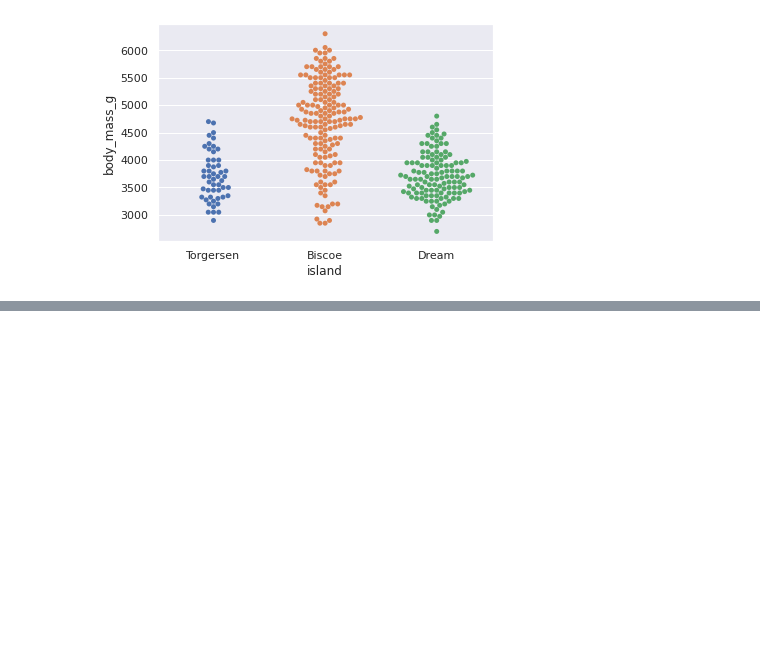
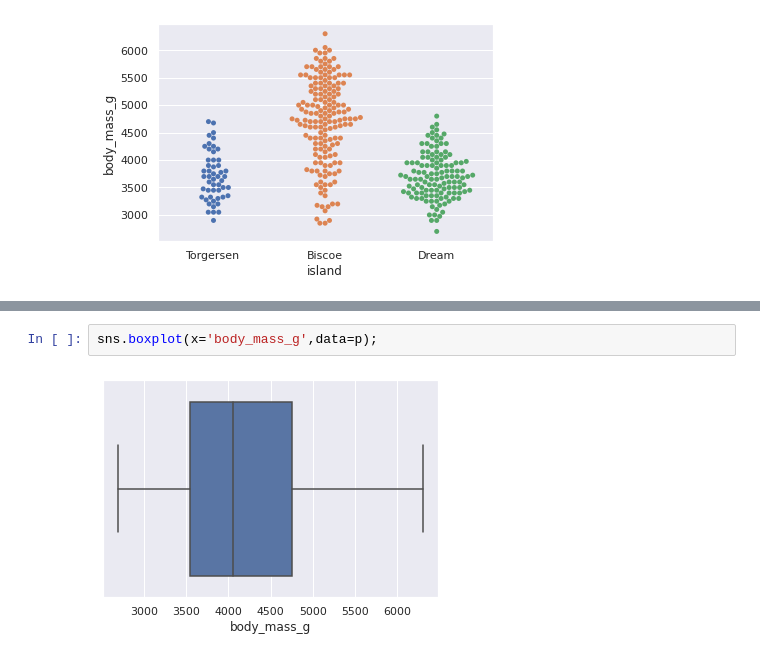
Before and after one commit to swami-gait/Foundations_of_datascience, a Jupyter notebook: FDS_WK11_DataViz.ipynb, the cells around one changed output, grey strips where cells are left out. Cells and saved outputs as stored; diff of their text form; blank space fills up the shorter version.

```diff
--- a/FDS_WK11_DataViz.ipynb
+++ b/FDS_WK11_DataViz.ipynb
@@ -715,0 +722,4 @@ sns.swarmplot(x='island',y='body_mass_g',data=p)
+# %%
+sns.boxplot(x='body_mass_g',data=p);
+# %% [output]
+[figure, added]
```
Also changed, not shown: parts of 76 cells of this notebook.
